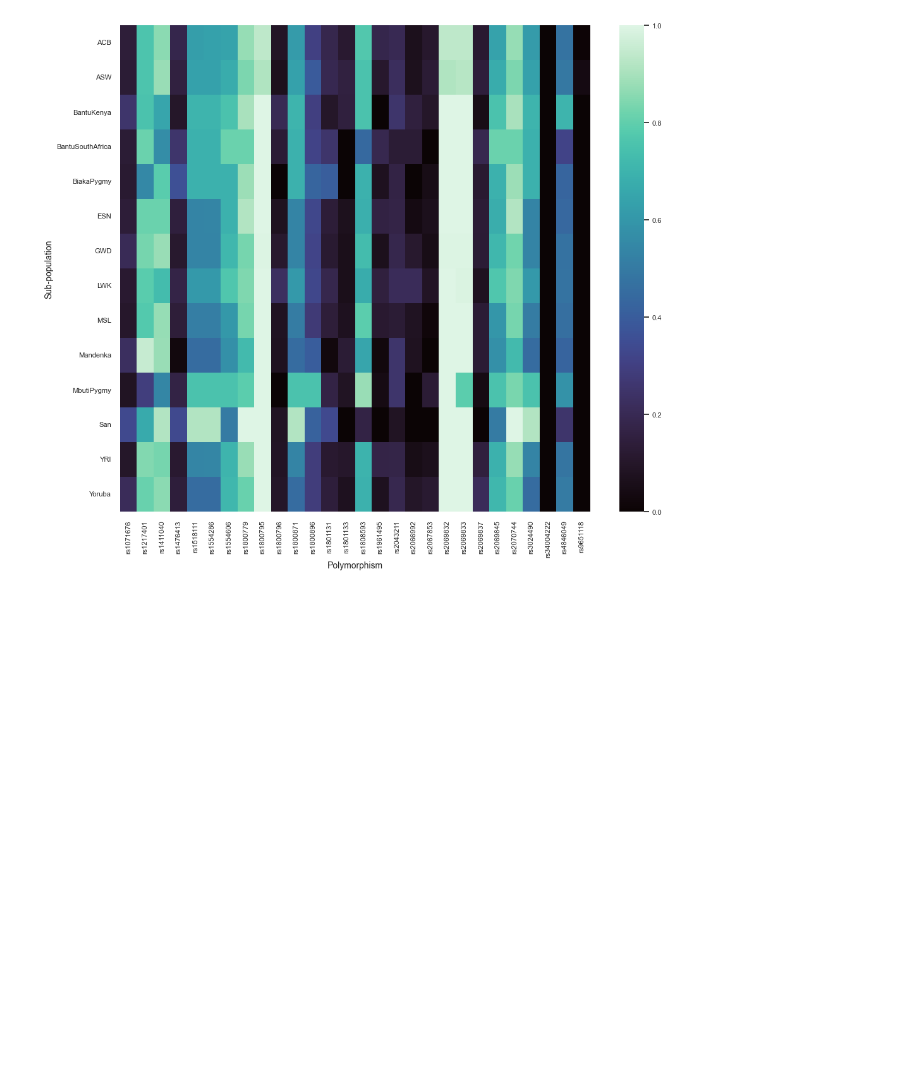
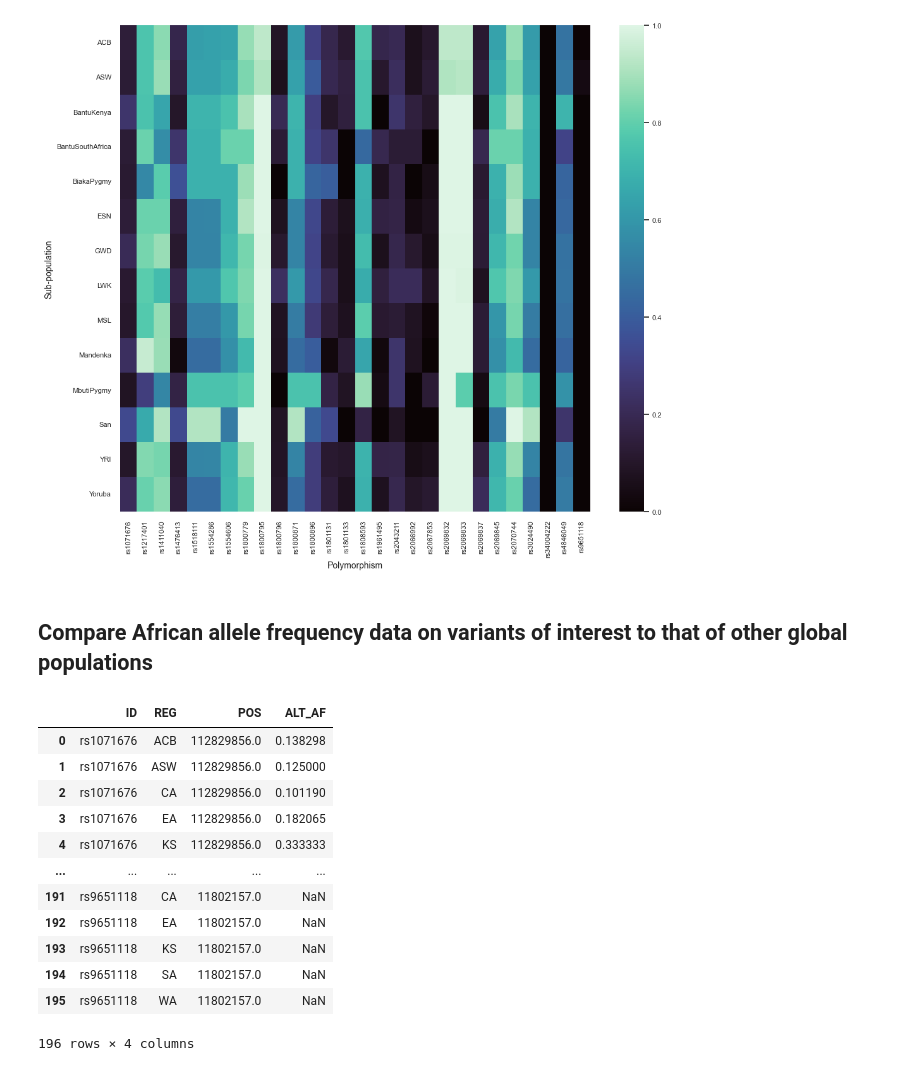
Before and after one commit to MeganHolborn/Genomics_allele-frequency-and-effect_data-analysis, a Jupyter notebook: Plots/plots.ipynb, the cells around one changed output. Saved outputs shown, nothing was run; the diff lists cells and outputs as text; code cells hidden in the pictures; blank space fills up the shorter version.

```diff
--- a/Plots/plots.ipynb
+++ b/Plots/plots.ipynb
@@ -516,3 +516,22 @@ plt.ylabel("Sub-population")
 # %% [output]
 Text(121.20312499999999, 0.5, 'Sub-population')
 [figure]
+# %% [markdown]
+## Compare African allele frequency data on variants of interest to that of other global populations
+# %%
+# Reuse allele frequency data
+af_melt_regions
+# %% [output]
+|  | ID | REG | POS | ALT_AF |
+| 0 | rs1071676 | ACB | 112829856.0 | 0.138298 |
+| 1 | rs1071676 | ASW | 112829856.0 | 0.125000 |
+| 2 | rs1071676 | CA | 112829856.0 | 0.101190 |
+| 3 | rs1071676 | EA | 112829856.0 | 0.182065 |
+| 4 | rs1071676 | KS | 112829856.0 | 0.333333 |
+| ... | ... | ... | ... | ... |
+| 191 | rs9651118 | CA | 11802157.0 | NaN |
+| 192 | rs9651118 | EA | 11802157.0 | NaN |
+| 193 | rs9651118 | KS | 11802157.0 | NaN |
+| 194 | rs9651118 | SA | 11802157.0 | NaN |
+| 195 | rs9651118 | WA | 11802157.0 | NaN |
+196 rows × 4 columns
```
Also changed, not shown: parts of 1 cell of this notebook.
